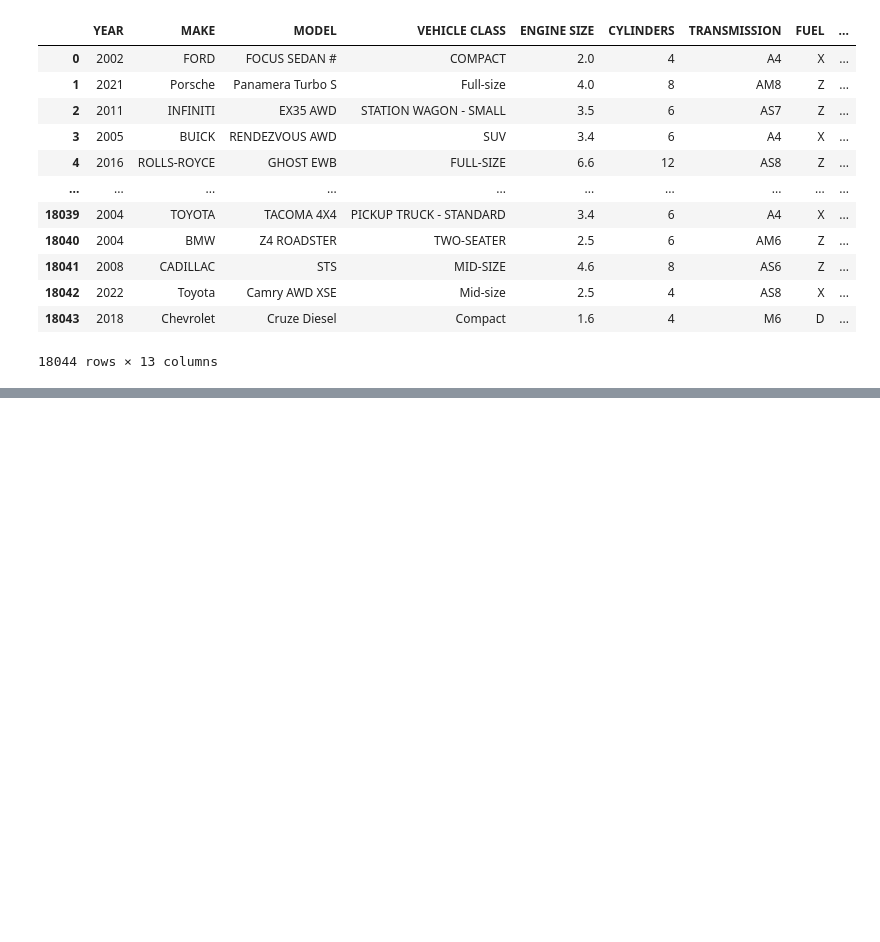
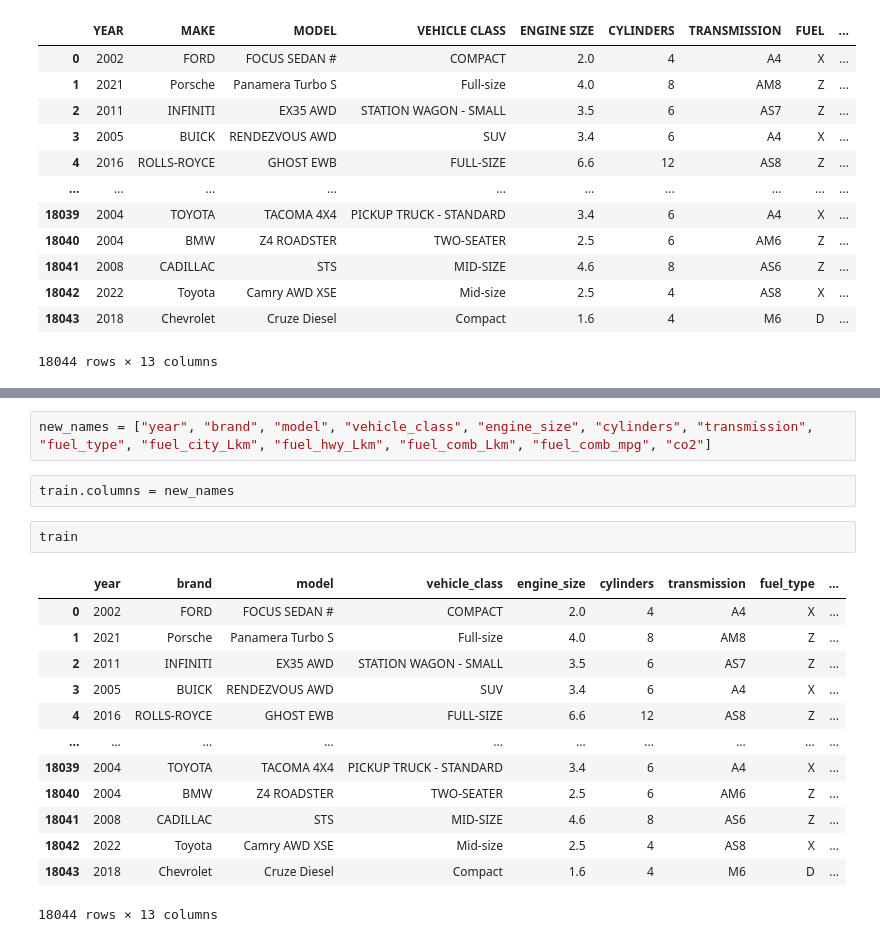
Before and after one commit to mPuchadesdo/Team-Challenge---Team-MPG, a Jupyter notebook: src/notebooks/mpuch_notebook.ipynb, the cells around one changed output, grey strips where cells are left out. Saved outputs shown, nothing was run; the diff lists cells and outputs as text; blank space fills up the shorter version.

```diff
--- a/src/notebooks/mpuch_notebook.ipynb
+++ b/src/notebooks/mpuch_notebook.ipynb
@@ -24,0 +89,20 @@ train
+# %%
+new_names = ["year", "brand", "model", "vehicle_class", "engine_size", "cylinders", "transmission", "fuel_type", "fuel_city_Lkm", "fuel_hwy_Lkm", "fuel_comb_Lkm", "fuel_comb_mpg", "co2"]
+# %%
+train.columns = new_names
+# %%
+train
+# %% [output]
+|  | year | brand | model | vehicle_class | engine_size | cylinders | transmission | fuel_type | ... |
+| 0 | 2002 | FORD | FOCUS SEDAN # | COMPACT | 2.0 | 4 | A4 | X | ... |
+| 1 | 2021 | Porsche | Panamera Turbo S | Full-size | 4.0 | 8 | AM8 | Z | ... |
+| 2 | 2011 | INFINITI | EX35 AWD | STATION WAGON - SMALL | 3.5 | 6 | AS7 | Z | ... |
+| 3 | 2005 | BUICK | RENDEZVOUS AWD | SUV | 3.4 | 6 | A4 | X | ... |
+| 4 | 2016 | ROLLS-ROYCE | GHOST EWB | FULL-SIZE | 6.6 | 12 | AS8 | Z | ... |
+| ... | ... | ... | ... | ... | ... | ... | ... | ... | ... |
+| 18039 | 2004 | TOYOTA | TACOMA 4X4 | PICKUP TRUCK - STANDARD | 3.4 | 6 | A4 | X | ... |
+| 18040 | 2004 | BMW | Z4 ROADSTER | TWO-SEATER | 2.5 | 6 | AM6 | Z | ... |
+| 18041 | 2008 | CADILLAC | STS | MID-SIZE | 4.6 | 8 | AS6 | Z | ... |
+| 18042 | 2022 | Toyota | Camry AWD XSE | Mid-size | 2.5 | 4 | AS8 | X | ... |
+| 18043 | 2018 | Chevrolet | Cruze Diesel | Compact | 1.6 | 4 | M6 | D | ... |
+18044 rows × 13 columns
```
Also changed, not shown: parts of 5 cells of this notebook.
